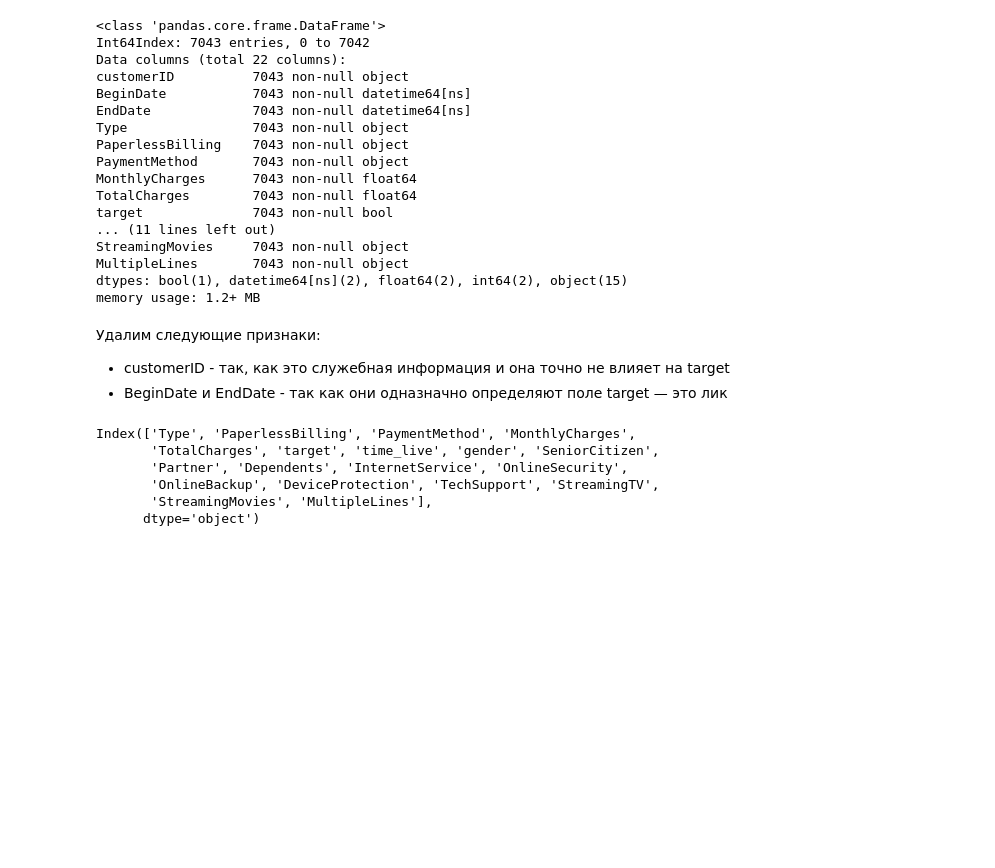
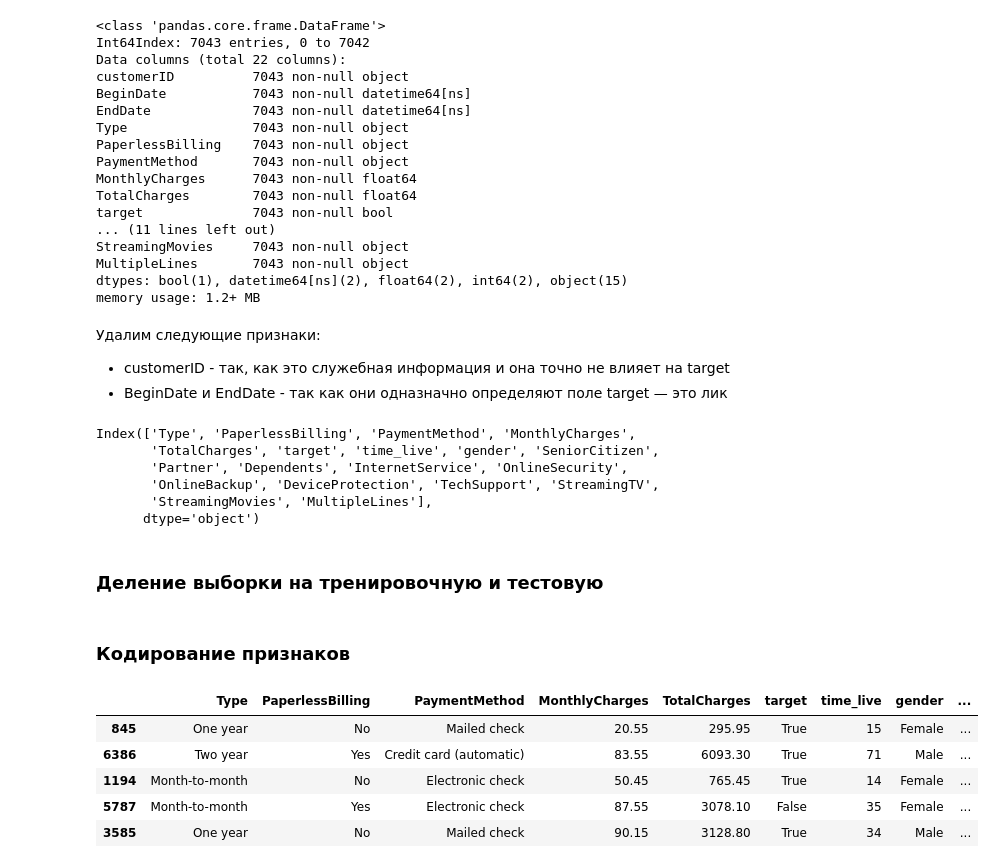
Before and after one commit to Chularev/study_cv, a Jupyter notebook: notebook.ipynb, the cells around one changed output. Cells and saved outputs as stored; diff of their text form; code cells hidden in the pictures; blank space fills up the shorter version.

```diff
--- a/notebook.ipynb
+++ b/notebook.ipynb
@@ -725,3 +732,5 @@ Index(['Type', 'PaperlessBilling', 'PaymentMethod', 'MonthlyCharges',
        'OnlineBackup', 'DeviceProtection', 'TechSupport', 'StreamingTV',
        'StreamingMovies', 'MultipleLines'],
       dtype='object')
+# %% [markdown]
+### Деление выборки на тренировочную и тестовую
@@ -727,0 +739,11 @@ Index(['Type', 'PaperlessBilling', 'PaymentMethod', 'MonthlyCharges',
+# %% [markdown]
+### Кодирование признаков
+# %%
+train.head()
+# %% [output]
+|  | Type | PaperlessBilling | PaymentMethod | MonthlyCharges | TotalCharges | target | time_live | gender | ... |
+| 845 | One year | No | Mailed check | 20.55 | 295.95 | True | 15 | Female | ... |
+| 6386 | Two year | Yes | Credit card (automatic) | 83.55 | 6093.30 | True | 71 | Male | ... |
+| 1194 | Month-to-month | No | Electronic check | 50.45 | 765.45 | True | 14 | Female | ... |
+| 5787 | Month-to-month | Yes | Electronic check | 87.55 | 3078.10 | False | 35 | Female | ... |
+| 3585 | One year | No | Mailed check | 90.15 | 3128.80 | True | 34 | Male | ... |
```
Also changed, not shown: parts of 7 cells of this notebook.
